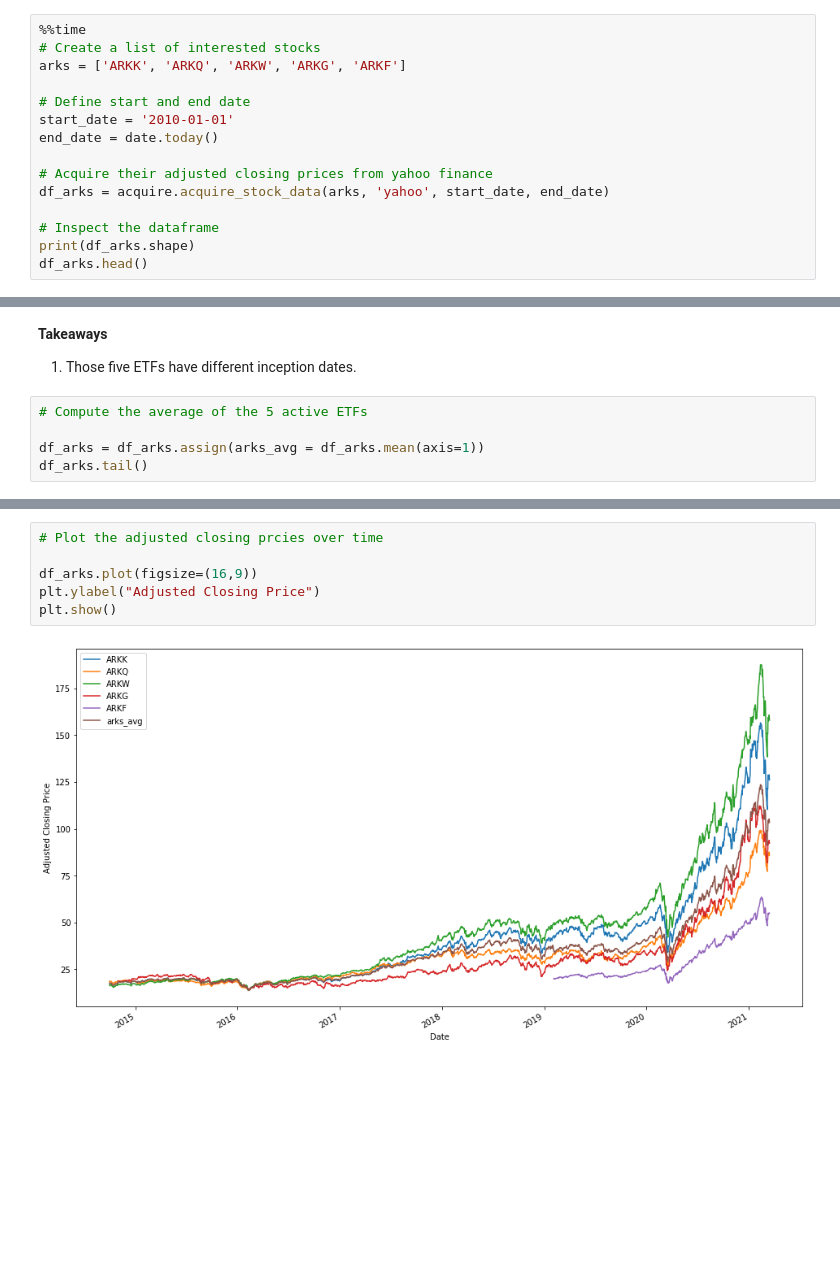
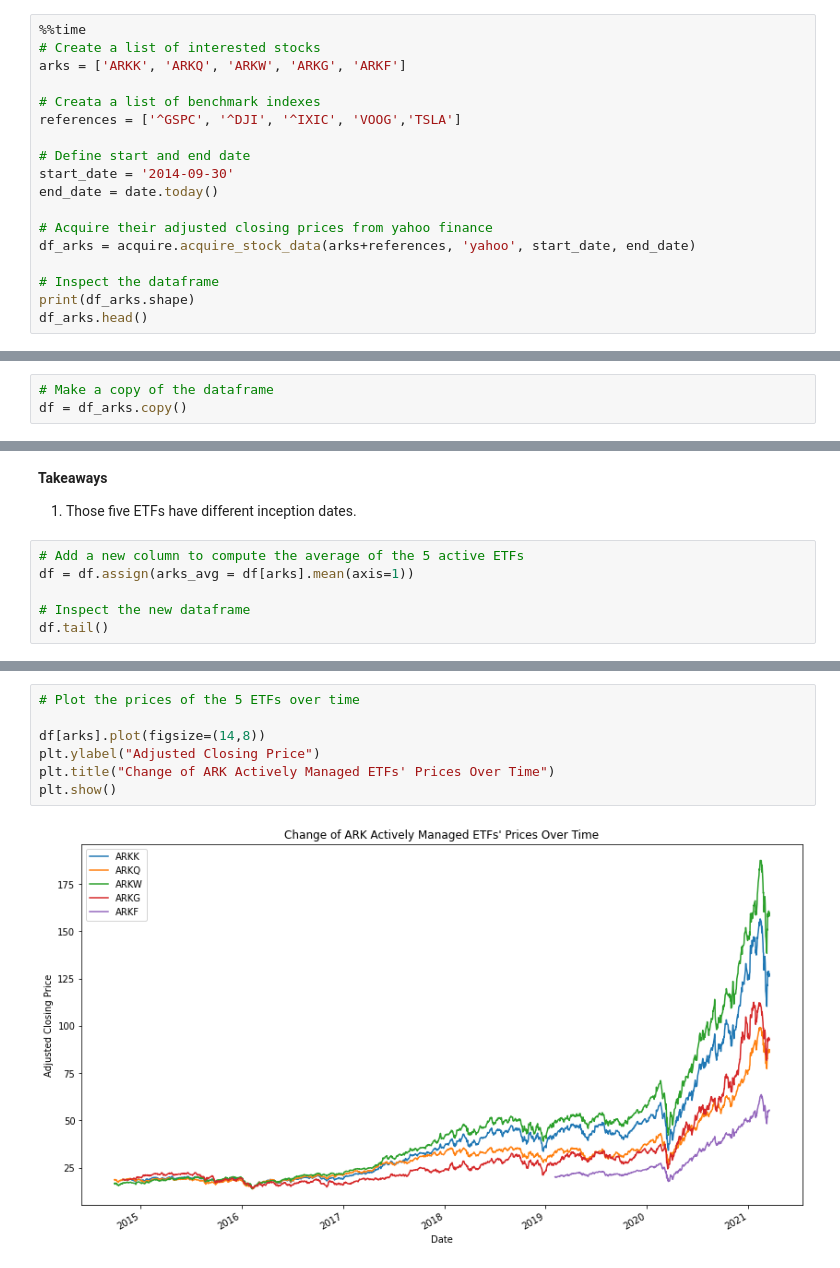
Before and after one commit to Yongliang-Shi/market-prediction, a Jupyter notebook: explore_ark.ipynb, the cells around one changed output, grey strips where cells are left out. Drawn from its saved outputs; the diff is of its cells as text; blank space fills up the shorter version.

Commit message:
add reference indexes and stock, scaled the dataset and plot pairwise their relationship

```diff
--- a/explore_ark.ipynb
+++ b/explore_ark.ipynb
@@ -32,12 +43,15 @@ ETFs can contain all types of investments including stocks, commodities, or bond
 # Create a list of interested stocks
 arks = ['ARKK', 'ARKQ', 'ARKW', 'ARKG', 'ARKF']
 
+# Creata a list of benchmark indexes
+references = ['^GSPC', '^DJI', '^IXIC', 'VOOG','TSLA']
+
 # Define start and end date
-start_date = '2010-01-01'
+start_date = '2014-09-30'
 end_date = date.today()
 
 # Acquire their adjusted closing prices from yahoo finance
-df_arks = acquire.acquire_stock_data(arks, 'yahoo', start_date, end_date)
+df_arks = acquire.acquire_stock_data(arks+references, 'yahoo', start_date, end_date)
 
 # Inspect the dataframe
 print(df_arks.shape)
@@ -55,0 +70,3 @@ Wall time: 2.48 s
+# %%
+# Make a copy of the dataframe
+df = df_arks.copy()
@@ -57,8 +95,9 @@ Wall time: 2.48 s
 **Takeaways**
 1. Those five ETFs have different inception dates.
 # %%
-# Compute the average of the 5 active ETFs
+# Add a new column to compute the average of the 5 active ETFs
+df = df.assign(arks_avg = df[arks].mean(axis=1))
 
-df_arks = df_arks.assign(arks_avg = df_arks.mean(axis=1))
-df_arks.tail()
+# Inspect the new dataframe
+df.tail()
 # %% [output]
@@ -72,9 +111,10 @@ df_arks.tail()
 # %%
-# Plot the adjusted closing prcies over time
+# Plot the prices of the 5 ETFs over time
 
-df_arks.plot(figsize=(16,9))
+df[arks].plot(figsize=(14,8))
 plt.ylabel("Adjusted Closing Price")
+plt.title("Change of ARK Actively Managed ETFs' Prices Over Time")
 plt.show()
 # %% [output]
-[figure, old version]
+[figure, new version]
 # %%
```
Also changed, not shown: parts of 11 cells of this notebook.
